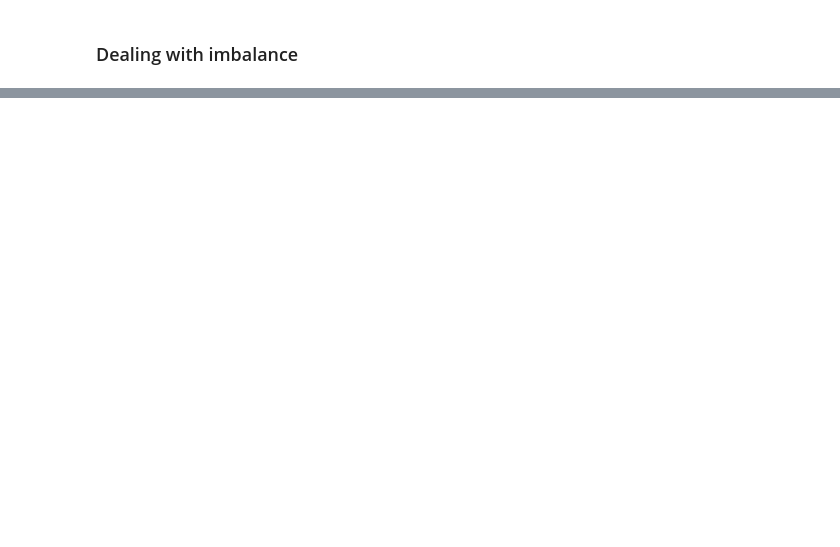
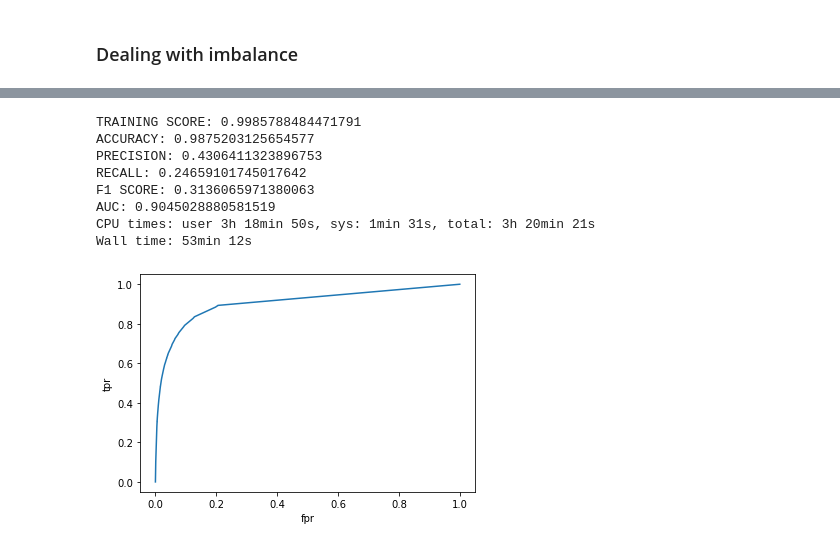
Before and after one commit to Laurajmoreno/ML_and_CRO, a Jupyter notebook: CLASSIFICATION_OPTIMIZATION_Random-Forest-with-fulldata-no-carrito-pedido.ipynb, the cells around one changed output, grey strips where cells are left out. Drawn from its saved outputs; the diff is of its cells as text; code cells hidden in the pictures; blank space fills up the shorter version.

```diff
--- a/CLASSIFICATION_OPTIMIZATION_Random-Forest-with-fulldata-no-carrito-pedido.ipynb
+++ b/CLASSIFICATION_OPTIMIZATION_Random-Forest-with-fulldata-no-carrito-pedido.ipynb
@@ -1630,0 +1752,7 @@ X_test_final_df
+# %%
+%%time
+
+oversample = SMOTE()
+X_train_featsel_over, y_train_over = oversample.fit_resample(X_train_final,y_train)
+counter=Counter(y_train_over)
+print(counter)
@@ -1630,0 +1763,15 @@ X_test_final_df
+# %%
+%%time
+
+clf = RandomForestClassifier(n_estimators=100,n_jobs=-1, oob_score=True,bootstrap=True,random_state=42)
+evaluate(clf,X_train_featsel_over, X_test_final, y_train_over, y_test)
+# %% [output]
+TRAINING SCORE: 0.9985788484471791
+ACCURACY: 0.9875203125654577
+PRECISION: 0.4306411323896753
+RECALL: 0.24659101745017642
+F1 SCORE: 0.3136065971380063
+AUC: 0.9045028880581519
+CPU times: user 3h 18min 50s, sys: 1min 31s, total: 3h 20min 21s
+Wall time: 53min 12s
+[figure, added]
```
Also changed, not shown: parts of 42 cells of this notebook, 1 other file.
